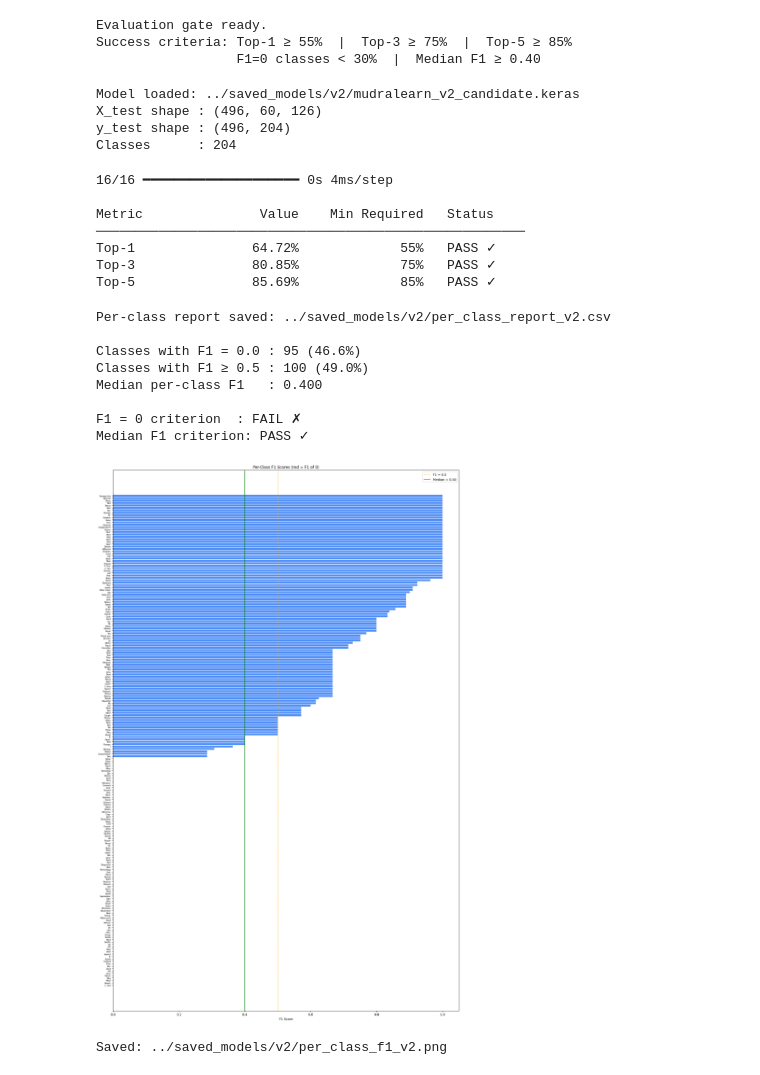
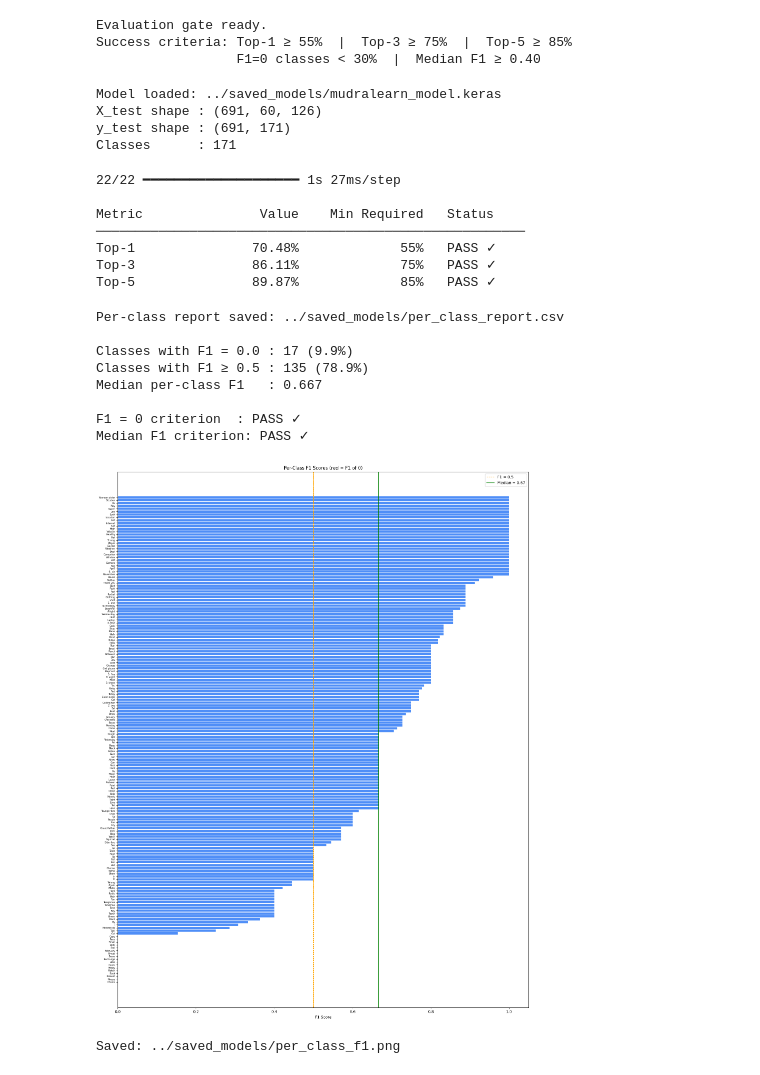
Before and after one commit to SenithuThisas/MudraLearn, a Jupyter notebook: ml/notebooks/08_evaluation.ipynb, the cells around one changed output. Drawn from its saved outputs; the diff is of its cells as text; code cells hidden in the pictures.

Commit message:
refactor: update evaluation notebook to use experiment 170 dataset and base model

```diff
--- a/ml/notebooks/08_evaluation.ipynb
+++ b/ml/notebooks/08_evaluation.ipynb
@@ -13,8 +13,8 @@ from sklearn.metrics import classification_report, confusion_matrix, f1_score
 RANDOM_SEED  = 42
 SEQUENCE_LEN = 60
 
-DATA_DIR  = pathlib.Path("../data/hand_v2")
-MODEL_DIR = pathlib.Path("../saved_models/v2")
+DATA_DIR  = pathlib.Path("../data/experiment_170")
+MODEL_DIR = pathlib.Path("../saved_models")
 
 np.random.seed(RANDOM_SEED)
 
@@ -34,7 +34,7 @@ Success criteria: Top-1 ≥ 55%  |  Top-3 ≥ 75%  |  Top-5 ≥ 85%
                   F1=0 classes < 30%  |  Median F1 ≥ 0.40
 # %%
 # Load production candidate
-candidate_path = MODEL_DIR / "mudralearn_v2_candidate.keras"
+candidate_path = MODEL_DIR / "mudralearn_model.keras"
 model = keras.models.load_model(str(candidate_path))
 print(f"Model loaded: {candidate_path}")
 
@@ -43,7 +43,7 @@ X_test = np.load(DATA_DIR / "X_test_hand.npy")
 y_test = np.load(DATA_DIR / "y_test_hand.npy")
 
 # Load label map
-with open(MODEL_DIR / "label_map_v2.json") as f:
+with open(MODEL_DIR / "label_map.json") as f:
     label_map = json.load(f)     # {"0": "sign_name", ...}
 
 class_names = [label_map[str(i)] for i in range(len(label_map))]
@@ -53,10 +53,10 @@ print(f"X_test shape : {X_test.shape}")
 print(f"y_test shape : {y_test.shape}")
 print(f"Classes      : {NUM_CLASSES}")
 # %% [output]
-Model loaded: ../saved_models/v2/mudralearn_v2_candidate.keras
-X_test shape : (496, 60, 126)
-y_test shape : (496, 204)
-Classes      : 204
+Model loaded: ../saved_models/mudralearn_model.keras
+X_test shape : (691, 60, 126)
+y_test shape : (691, 171)
+Classes      : 171
 # %%
 # Get predictions
 y_pred_probs = model.predict(X_test, verbose=1)
@@ -81,13 +81,13 @@ print(f"{'Top-1':<15} {top1*100:>9.2f}% {MIN_TOP1*100:>14.0f}% {'PASS ✓' if to
 print(f"{'Top-3':<15} {top3*100:>9.2f}% {MIN_TOP3*100:>14.0f}% {'PASS ✓' if top3 >= MIN_TOP3 else 'FAIL ✗':>8}")
 print(f"{'Top-5':<15} {top5*100:>9.2f}% {MIN_TOP5*100:>14.0f}% {'PASS ✓' if top5 >= MIN_TOP5 else 'FAIL ✗':>8}")
 # %% [output]
-16/16 ━━━━━━━━━━━━━━━━━━━━ 0s 4ms/step
+22/22 ━━━━━━━━━━━━━━━━━━━━ 1s 27ms/step
 
 Metric               Value    Min Required   Status
 ───────────────────────────────────────────────────────
-Top-1               64.72%             55%   PASS ✓
-Top-3               80.85%             75%   PASS ✓
-Top-5               85.69%             85%   PASS ✓
+Top-1               70.48%             55%   PASS ✓
+Top-3               86.11%             75%   PASS ✓
+Top-5               89.87%             85%   PASS ✓
 # %%
 # Generate classification report
 report_dict = classification_report(
@@ -100,7 +100,7 @@ report_dict = classification_report(
 
 # Export to CSV
 df_report = pd.DataFrame(report_dict).T
-csv_path = MODEL_DIR / "per_class_report_v2.csv"
+csv_path = MODEL_DIR / "per_class_report.csv"
 df_report.to_csv(csv_path)
 print(f"Per-class report saved: {csv_path}")
 
@@ -123,37 +123,37 @@ print(f"Median per-class F1   : {median_f1:.3f}")
 print(f"\nF1 = 0 criterion  : {'PASS ✓' if f1_zero_frac < MAX_F1_ZERO_FRAC else 'FAIL ✗'}")
 print(f"Median F1 criterion: {'PASS ✓' if median_f1 >= MIN_MEDIAN_F1 else 'FAIL ✗'}")
 # %% [output]
-Per-class report saved: ../saved_models/v2/per_class_report_v2.csv
+Per-class report saved: ../saved_models/per_class_report.csv
 
-Classes with F1 = 0.0 : 95 (46.6%)
-Classes with F1 ≥ 0.5 : 100 (49.0%)
-Median per-class F1   : 0.400
+Classes with F1 = 0.0 : 17 (9.9%)
+Classes with F1 ≥ 0.5 : 135 (78.9%)
+Median per-class F1   : 0.667
 
-F1 = 0 criterion  : FAIL ✗
+F1 = 0 criterion  : PASS ✓
 Median F1 criterion: PASS ✓
 # %%
 sorted_idx = np.argsort(f1_scores)
 sorted_f1  = f1_scores[sorted_idx]
 sorted_names = [class_names[i] for i in sorted_idx]
 
 fig, ax = plt.subplots(figsize=(16, max(6, NUM_CLASSES * 0.12)))
 colors = ["#e74c3c" if s == 0 else "#4f8ef7" for s in sorted_f1]
 ax.barh(range(len(sorted_f1)), sorted_f1, color=colors)
 ax.axvline(0.5, color="orange", linestyle="--", linewidth=1, label="F1 = 0.5")
 ax.axvline(median_f1, color="green", linestyle="-", linewidth=1.5, label=f"Median = {median_f1:.2f}")
 ax.set_yticks(range(len(sorted_names)))
 ax.set_yticklabels(sorted_names, fontsize=6)
 ax.set_xlabel("F1 Score")
 ax.set_title("Per-Class F1 Scores (red = F1 of 0)")
 ax.legend()
 plt.tight_layout()
-f1_plot_path = MODEL_DIR / "per_class_f1_v2.png"
+f1_plot_path = MODEL_DIR / "per_class_f1.png"
 plt.savefig(f1_plot_path, dpi=150)
 plt.show()
 print(f"Saved: {f1_plot_path}")
 # %% [output]
-[figure, old version]
+[figure, new version]
-Saved: ../saved_models/v2/per_class_f1_v2.png
+Saved: ../saved_models/per_class_f1.png
 # %%
 # Find 20 most frequently predicted classes
 pred_counts = pd.Series(y_pred).value_counts().head(20)
```
Also changed, not shown: parts of 5 cells of this notebook.
